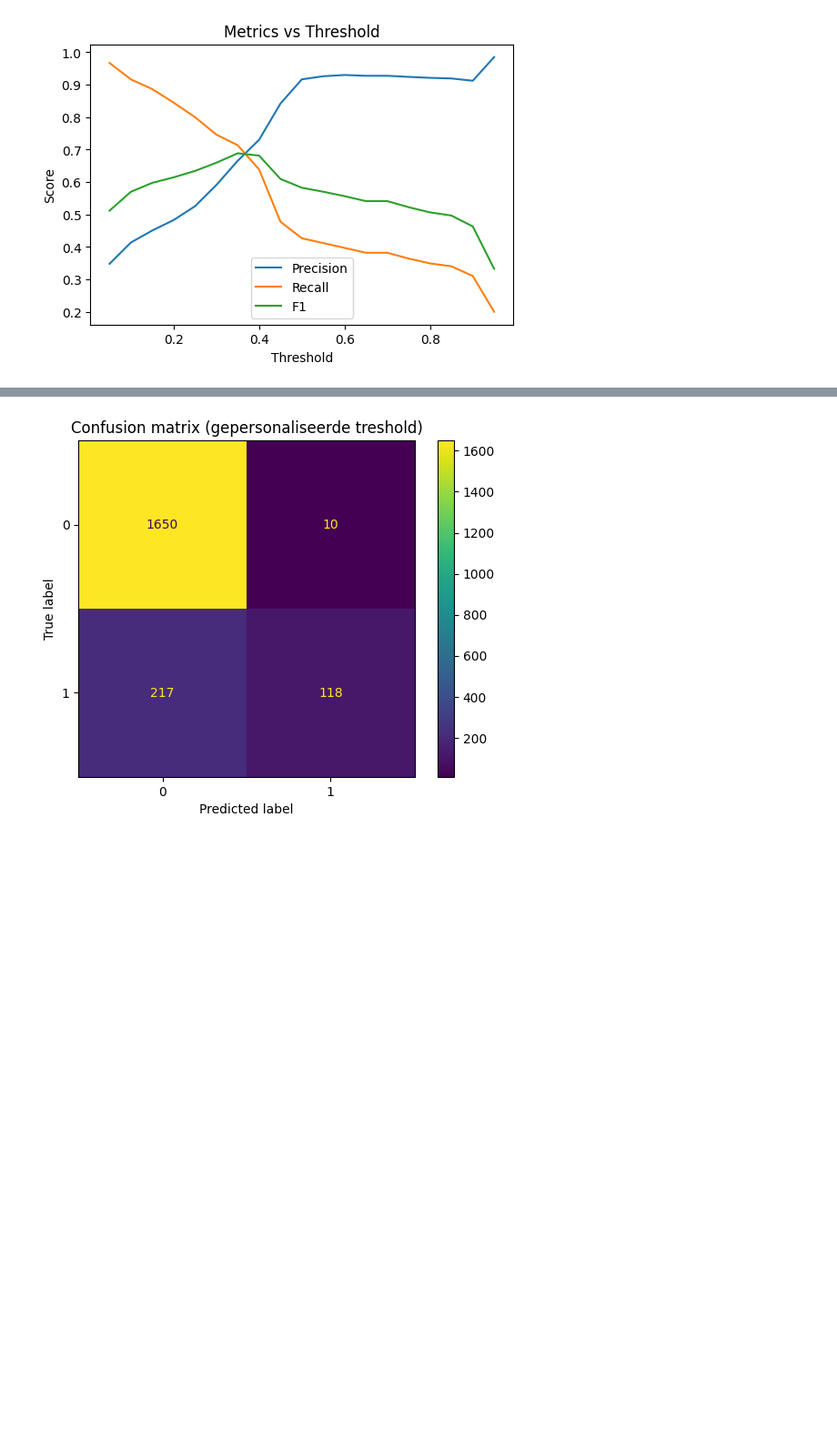
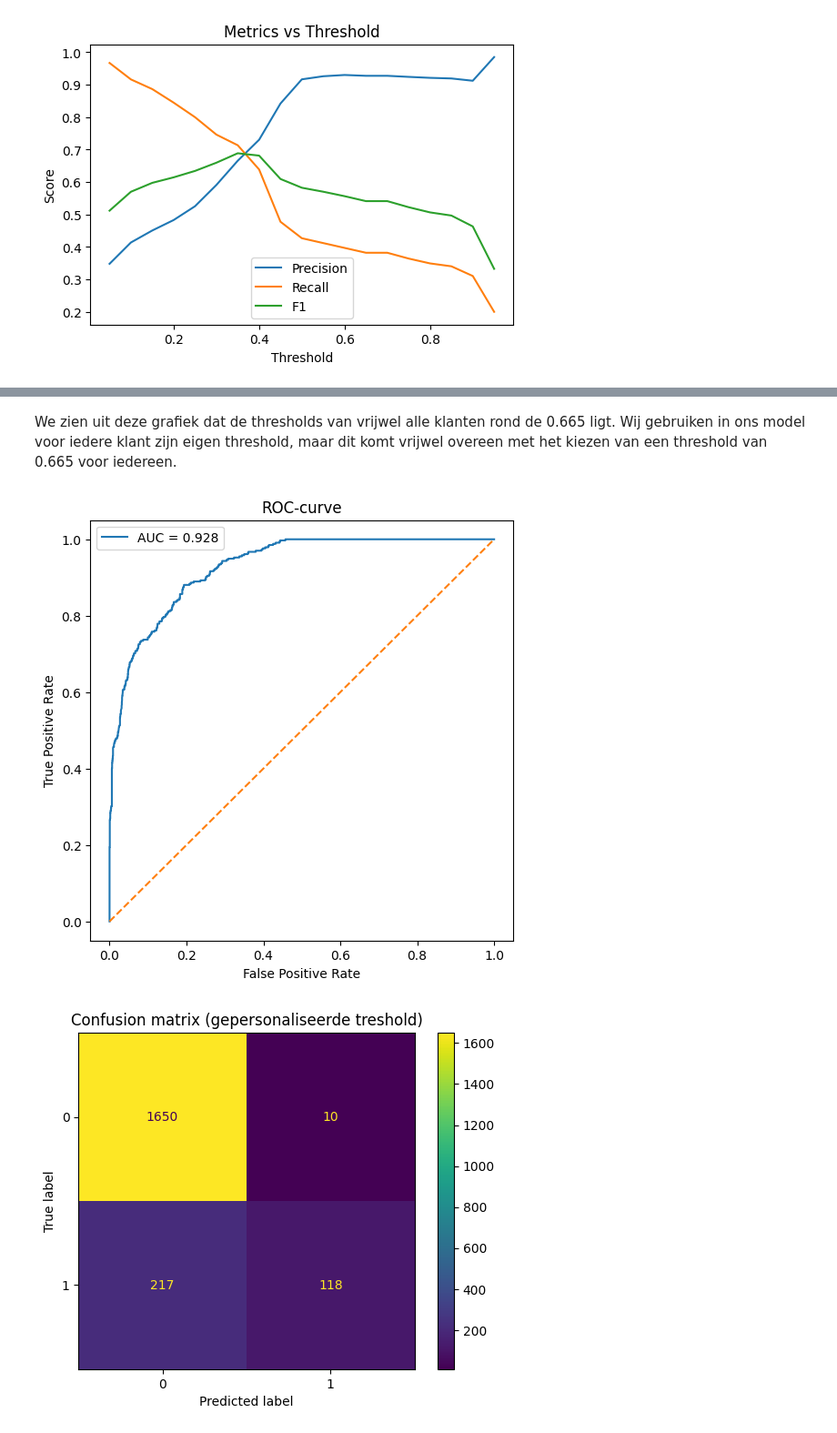
Before and after one commit to Murielle01/BP-3.4, a Jupyter notebook: scripts/opdracht 1/pipeline.ipynb, the cells around one changed output, grey strips where cells are left out. Shown at 91% size. Saved outputs shown, nothing was run; the diff lists cells and outputs as text; code cells hidden in the pictures; blank space fills up the shorter version.

```diff
--- a/scripts/opdracht 1/pipeline.ipynb
+++ b/scripts/opdracht 1/pipeline.ipynb
@@ -185,3 +182,20 @@ plt.show()
+# %% [markdown]
+We zien uit deze grafiek dat de thresholds van vrijwel alle klanten rond de 0.665 ligt. Wij gebruiken in ons model voor iedere klant zijn eigen threshold, maar dit komt vrijwel overeen met het kiezen van een threshold van 0.665 voor iedereen.
+# %%
+# ROC curve
+fpr, tpr, thresholds_roc = roc_curve(y, y_prob)
+auc = roc_auc_score(y, y_prob)
+
+plt.figure(figsize=(6,6))
+plt.plot(fpr, tpr, label=f"AUC = {auc:.3f}")
+plt.plot([0,1], [0,1], linestyle="--")
+plt.xlabel("False Positive Rate")
+plt.ylabel("True Positive Rate")
+plt.title("ROC-curve")
+plt.legend()
+plt.show()
+# %% [output]
+[figure, added]
 # %%
 # Confusion matrix
 from sklearn.metrics import confusion_matrix, ConfusionMatrixDisplay
```
Also changed, not shown: parts of 10 cells of this notebook.
